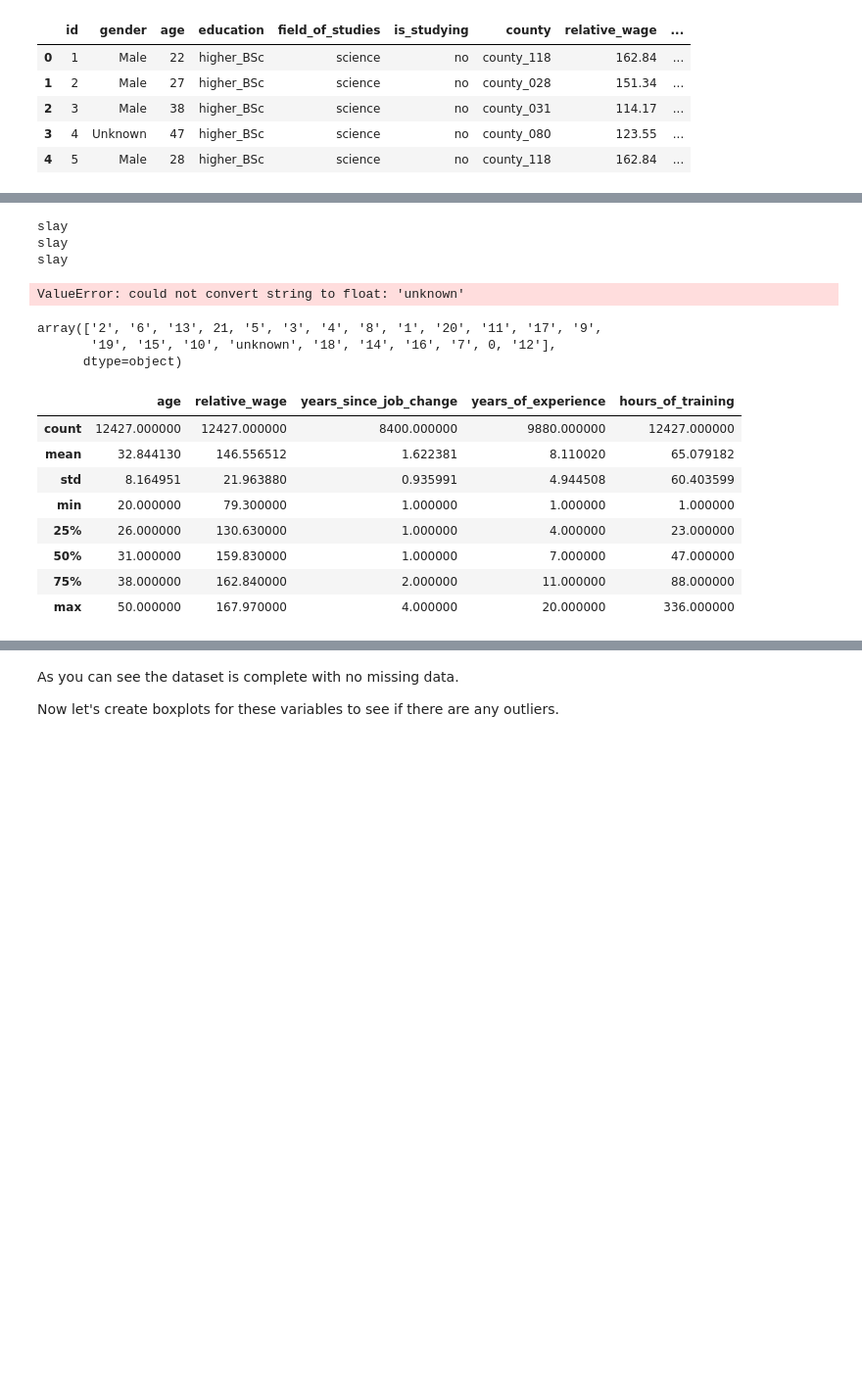
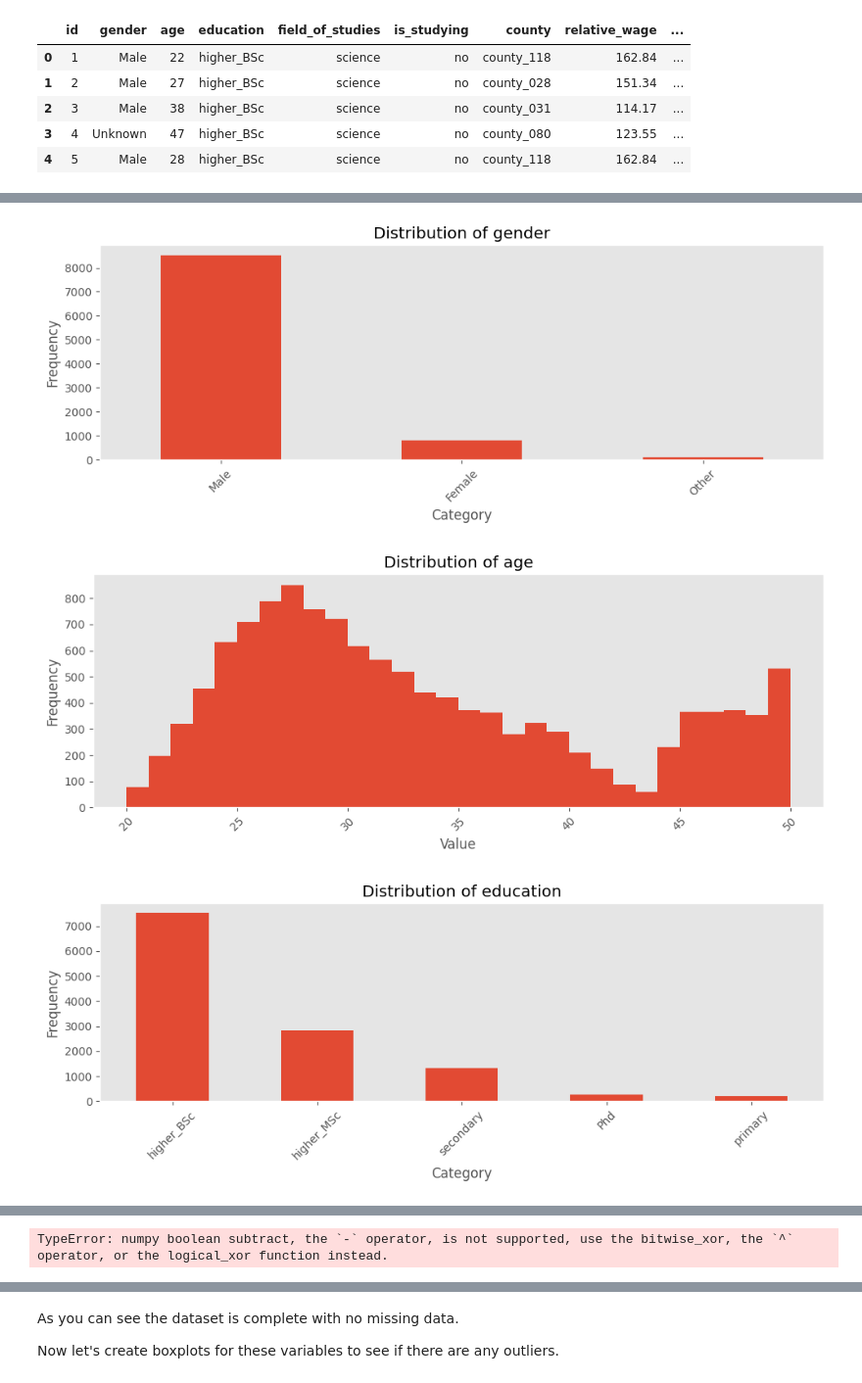
Before and after one commit to mqrcinoo/MachineLearning1Project, a Jupyter notebook: classification.ipynb, the cells around one changed output, grey strips where cells are left out. Shown at 98% size. Drawn from its saved outputs; the diff is of its cells as text; code cells hidden in the pictures; blank space fills up the shorter version.

```diff
--- a/classification.ipynb
+++ b/classification.ipynb
@@ -105,50 +186,29 @@ job_change.describe()
-# %%
-kategorie = ['gender', 'education', 'field_of_studies', 'years_since_job_change', 'is_studying', 'county',
-             'size_of_company', 'type_of_company', 'willing_to_change_job']
-for col in kategorie:
-    job_change[col] = job_change[col].astype('category')
-
-print('slay')
-
-job_change['years_of_experience'] = job_change['years_of_experience'].replace('>20', 21)
-print('slay')
-job_change['years_of_experience'] = job_change['years_of_experience'].replace('<1', 0)
-print('slay')
-job_change['years_of_experience'] = job_change['years_of_experience'].astype(float)
-print('slay')
-bins = [0, 1, 5, 10, 15, 20, 21]
-labels = ['<1', '1-5', '6-10', '11-15', '16-20', '>20']
-job_change['years_of_experience'] = pd.cut(job_change['years_of_experience'], bins=bins, labels=labels, right=False)
-print('slay')
-job_change['years_of_experience'] = job_change['years_of_experience'].astype('category')
-print('slay')
-
-job_change['is_certified'] = job_change['is_certified'].astype(bool)
-job_change['willing_to_change_job'] = job_change['willing_to_change_job'].astype(bool)
-print('slay')
-job_change.set_index('id', inplace=True)
-print('slay')
-print(job_change.info())
-# %% [output]
-slay
-slay
-slay
-ValueError: could not convert string to float: 'unknown'
-# %%
-job_change['years_of_experience'].unique()
-# %% [output]
-array(['2', '6', '13', 21, '5', '3', '4', '8', '1', '20', '11', '17', '9',
-       '19', '15', '10', 'unknown', '18', '14', '16', '7', 0, '12'],
-      dtype=object)
-# %%
-job_change.describe()
-# %% [output]
-|  | age | relative_wage | years_since_job_change | years_of_experience | hours_of_training |
-| count | 12427.000000 | 12427.000000 | 8400.000000 | 9880.000000 | 12427.000000 |
-| mean | 32.844130 | 146.556512 | 1.622381 | 8.110020 | 65.079182 |
-| std | 8.164951 | 21.963880 | 0.935991 | 4.944508 | 60.403599 |
-| min | 20.000000 | 79.300000 | 1.000000 | 1.000000 | 1.000000 |
-| 25% | 26.000000 | 130.630000 | 1.000000 | 4.000000 | 23.000000 |
-| 50% | 31.000000 | 159.830000 | 1.000000 | 7.000000 | 47.000000 |
-| 75% | 38.000000 | 162.840000 | 2.000000 | 11.000000 | 88.000000 |
-| max | 50.000000 | 167.970000 | 4.000000 | 20.000000 | 336.000000 |
+# %%
+# Generate histograms or bar charts for each column
+for column in job_change.columns:
+    plt.figure(figsize=(10, 4))
+    if pd.api.types.is_numeric_dtype(job_change[column]):
+        # For numeric data, use a histogram
+        job_change[column].dropna().hist(bins=30)
+        plt.xlabel('Value')
+    elif pd.api.types.is_categorical_dtype(job_change[column]):
+        # For categorical data, use a bar chart
+        job_change[column].value_counts().plot(kind='bar')
+        plt.xlabel('Category')
+    elif pd.api.types.is_bool_dtype(job_change[column]):
+        # For boolean data, count the True/False values and use a bar chart
+        job_change[column].value_counts().plot(kind='bar')
+        plt.xlabel('Boolean Value')
+    else:
+        continue  # If the data type is not covered, skip it
+
+    plt.title(f'Distribution of {column}')
+    plt.ylabel('Frequency')
+    plt.xticks(rotation=45)
+    plt.grid(False)
+    plt.tight_layout()
+    plt.show()
+# %% [output]
+[figure, added]
+[figure, added]
+[figure, added]
@@ -154,0 +222 @@ job_change.describe()
+TypeError: numpy boolean subtract, the `-` operator, is not supported, use the bitwise_xor, the `^` operator, or the logical_xor function instead.
```
Also changed, not shown: parts of 5 cells of this notebook.
